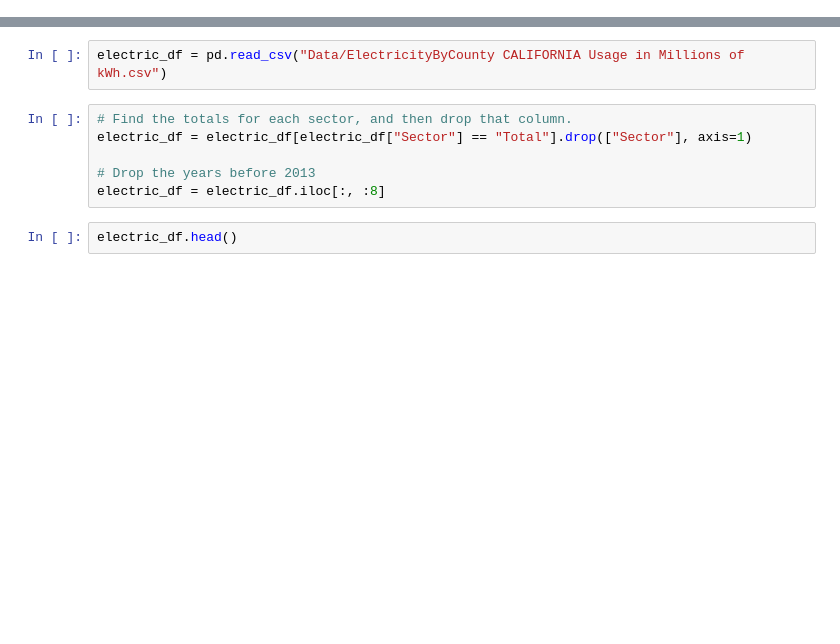
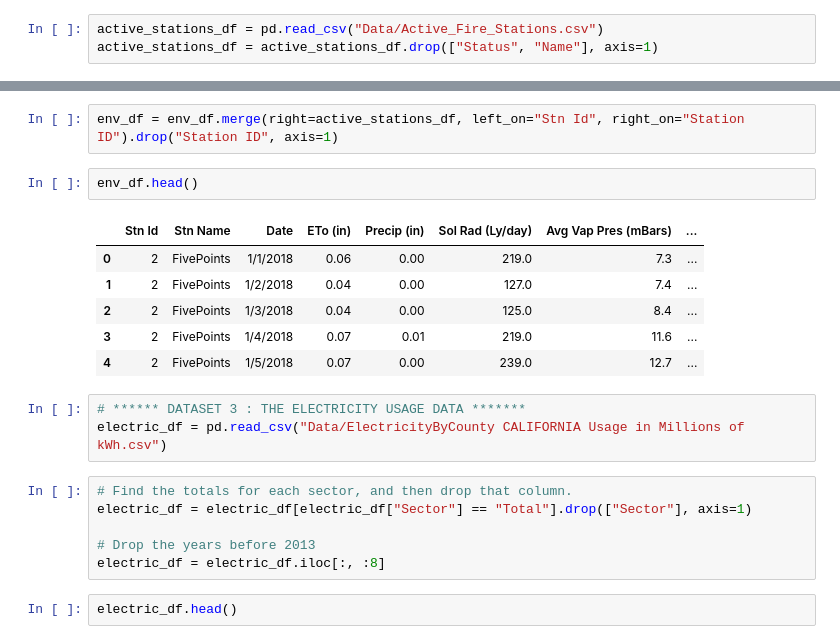
Before and after one commit to erinrkahn/final_project, a Jupyter notebook: Data Preprocessing.ipynb, the cells around one changed output, grey strips where cells are left out. Cells and saved outputs as stored; diff of their text form; blank space fills up the shorter version.

```diff
--- a/Data Preprocessing.ipynb
+++ b/Data Preprocessing.ipynb
@@ -70,0 +185,3 @@ env_df.head()
+# %%
+active_stations_df = pd.read_csv("Data/Active_Fire_Stations.csv")
+active_stations_df = active_stations_df.drop(["Status", "Name"], axis=1)
@@ -71,4 +197,16 @@ env_df.head()
+# %%
+env_df = env_df.merge(right=active_stations_df, left_on="Stn Id", right_on="Station ID").drop("Station ID", axis=1)
+# %%
+env_df.head()
+# %% [output]
+|  | Stn Id | Stn Name | Date | ETo (in) | Precip (in) | Sol Rad (Ly/day) | Avg Vap Pres (mBars) | ... |
+| 0 | 2 | FivePoints | 1/1/2018 | 0.06 | 0.00 | 219.0 | 7.3 | ... |
+| 1 | 2 | FivePoints | 1/2/2018 | 0.04 | 0.00 | 127.0 | 7.4 | ... |
+| 2 | 2 | FivePoints | 1/3/2018 | 0.04 | 0.00 | 125.0 | 8.4 | ... |
+| 3 | 2 | FivePoints | 1/4/2018 | 0.07 | 0.01 | 219.0 | 11.6 | ... |
+| 4 | 2 | FivePoints | 1/5/2018 | 0.07 | 0.00 | 239.0 | 12.7 | ... |
 # %%
+# ****** DATASET 3 : THE ELECTRICITY USAGE DATA *******
 electric_df = pd.read_csv("Data/ElectricityByCounty CALIFORNIA Usage in Millions of kWh.csv")
 # %%
 # Find the totals for each sector, and then drop that column.
```
Also changed, not shown: parts of 17 cells of this notebook, 1 other file.
